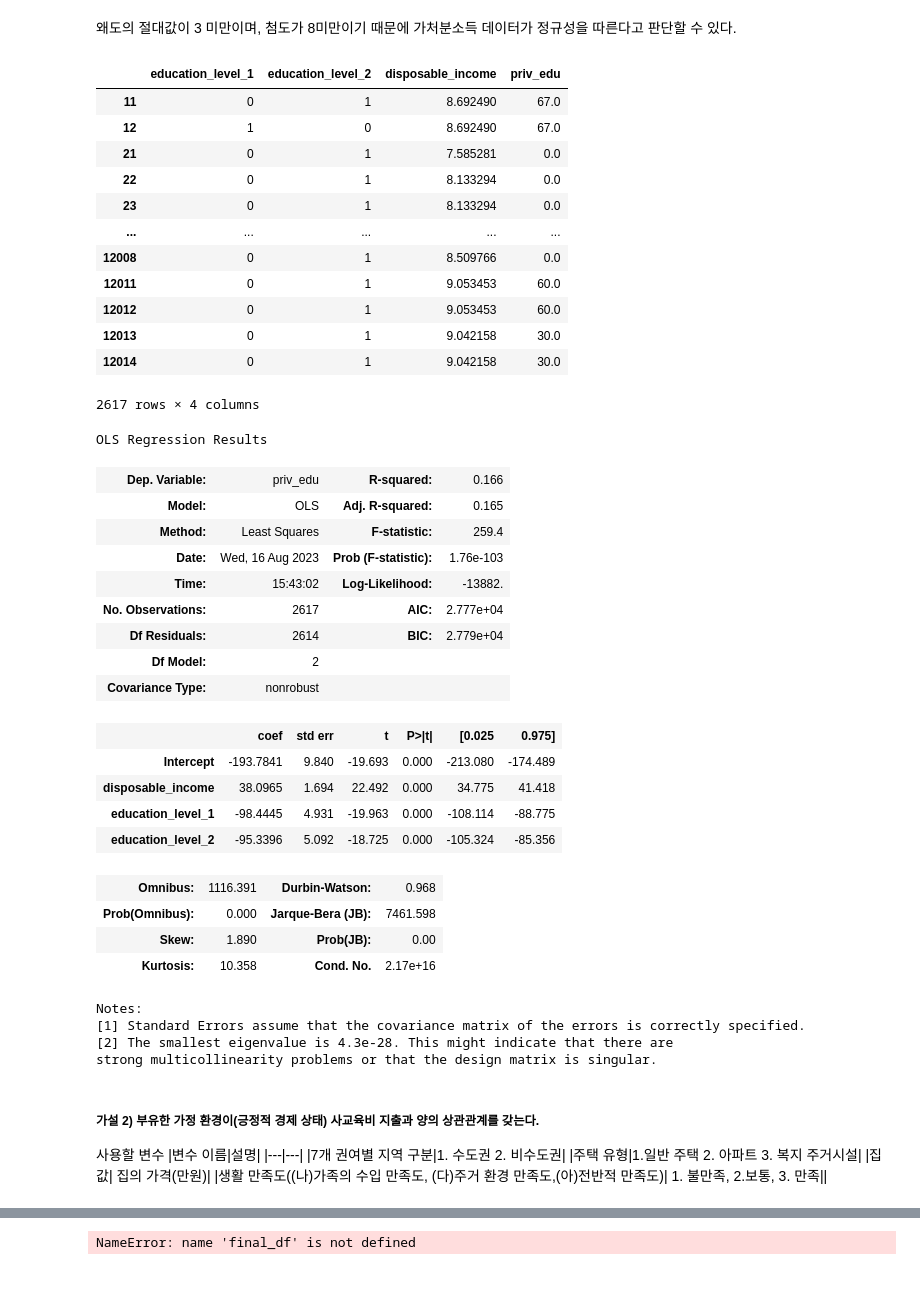
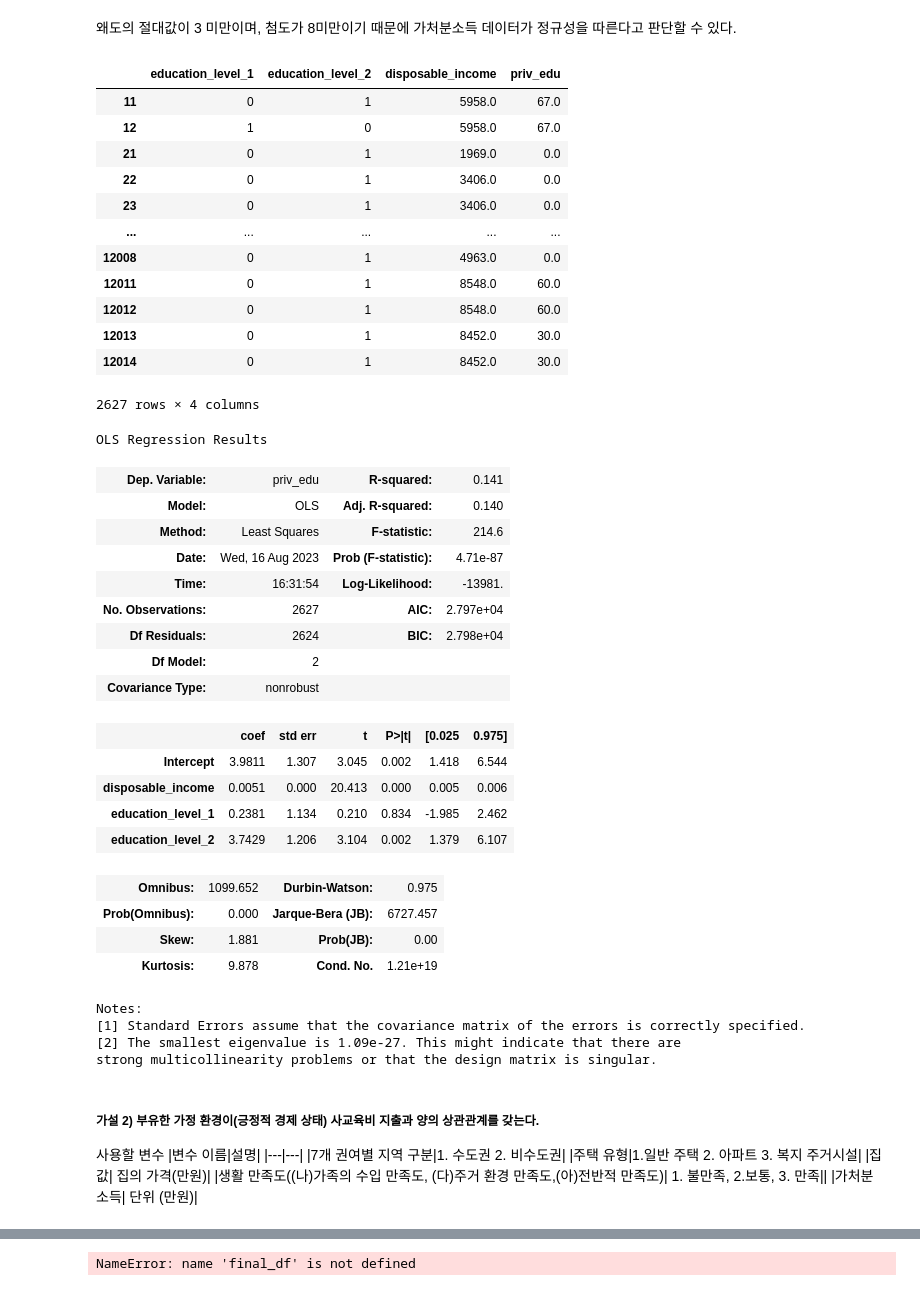
Before and after one commit to yooninsu/Project, a Jupyter notebook: Welfare/project_welfare.ipynb, the cells around one changed output, grey strips where cells are left out. Drawn from its saved outputs; the diff is of its cells as text; code cells hidden in the pictures.

```diff
--- a/Welfare/project_welfare.ipynb
+++ b/Welfare/project_welfare.ipynb
@@ -501,49 +519,49 @@ NormaltestResult(statistic=1208.821719813846, pvalue=3.218835185607289e-263)
 # %% [markdown]
 왜도의 절대값이 3 미만이며, 첨도가 8미만이기 때문에 가처분소득 데이터가 정규성을 따른다고 판단할 수 있다.
 # %%
-test_df1 = concat([education_level,logx1,edf['priv_edu']],axis=1)
+test_df1 = concat([education_level,edf['disposable_income'],edf['priv_edu']],axis=1)
 test_df1.dropna()
 # %% [output]
 |  | education_level_1 | education_level_2 | disposable_income | priv_edu |
-| 11 | 0 | 1 | 8.692490 | 67.0 |
-| 12 | 1 | 0 | 8.692490 | 67.0 |
-| 21 | 0 | 1 | 7.585281 | 0.0 |
-| 22 | 0 | 1 | 8.133294 | 0.0 |
-| 23 | 0 | 1 | 8.133294 | 0.0 |
+| 11 | 0 | 1 | 5958.0 | 67.0 |
+| 12 | 1 | 0 | 5958.0 | 67.0 |
+| 21 | 0 | 1 | 1969.0 | 0.0 |
+| 22 | 0 | 1 | 3406.0 | 0.0 |
+| 23 | 0 | 1 | 3406.0 | 0.0 |
 | ... | ... | ... | ... | ... |
-| 12008 | 0 | 1 | 8.509766 | 0.0 |
-| 12011 | 0 | 1 | 9.053453 | 60.0 |
-| 12012 | 0 | 1 | 9.053453 | 60.0 |
-| 12013 | 0 | 1 | 9.042158 | 30.0 |
-| 12014 | 0 | 1 | 9.042158 | 30.0 |
+| 12008 | 0 | 1 | 4963.0 | 0.0 |
+| 12011 | 0 | 1 | 8548.0 | 60.0 |
+| 12012 | 0 | 1 | 8548.0 | 60.0 |
+| 12013 | 0 | 1 | 8452.0 | 30.0 |
+| 12014 | 0 | 1 | 8452.0 | 30.0 |
-2617 rows × 4 columns
+2627 rows × 4 columns
 # %%
 model =ols('priv_edu~disposable_income+education_level_1+education_level_2',data=test_df1)
 fit = model.fit()
 fit.summary()
 # %% [output]
 OLS Regression Results
-| Dep. Variable: | priv_edu | R-squared: | 0.166 |
-| Model: | OLS | Adj. R-squared: | 0.165 |
-| Method: | Least Squares | F-statistic: | 259.4 |
-| Date: | Wed, 16 Aug 2023 | Prob (F-statistic): | 1.76e-103 |
-| Time: | 15:43:02 | Log-Likelihood: | -13882. |
-| No. Observations: | 2617 | AIC: | 2.777e+04 |
-| Df Residuals: | 2614 | BIC: | 2.779e+04 |
+| Dep. Variable: | priv_edu | R-squared: | 0.141 |
+| Model: | OLS | Adj. R-squared: | 0.140 |
+| Method: | Least Squares | F-statistic: | 214.6 |
+| Date: | Wed, 16 Aug 2023 | Prob (F-statistic): | 4.71e-87 |
+| Time: | 16:31:54 | Log-Likelihood: | -13981. |
+| No. Observations: | 2627 | AIC: | 2.797e+04 |
+| Df Residuals: | 2624 | BIC: | 2.798e+04 |
 | Df Model: | 2 |  |  |
 | Covariance Type: | nonrobust |  |  |
 |  | coef | std err | t | P>|t| | [0.025 | 0.975] |
-| Intercept | -193.7841 | 9.840 | -19.693 | 0.000 | -213.080 | -174.489 |
-| disposable_income | 38.0965 | 1.694 | 22.492 | 0.000 | 34.775 | 41.418 |
-| education_level_1 | -98.4445 | 4.931 | -19.963 | 0.000 | -108.114 | -88.775 |
-| education_level_2 | -95.3396 | 5.092 | -18.725 | 0.000 | -105.324 | -85.356 |
+| Intercept | 3.9811 | 1.307 | 3.045 | 0.002 | 1.418 | 6.544 |
+| disposable_income | 0.0051 | 0.000 | 20.413 | 0.000 | 0.005 | 0.006 |
+| education_level_1 | 0.2381 | 1.134 | 0.210 | 0.834 | -1.985 | 2.462 |
+| education_level_2 | 3.7429 | 1.206 | 3.104 | 0.002 | 1.379 | 6.107 |
-| Omnibus: | 1116.391 | Durbin-Watson: | 0.968 |
-| Prob(Omnibus): | 0.000 | Jarque-Bera (JB): | 7461.598 |
-| Skew: | 1.890 | Prob(JB): | 0.00 |
-| Kurtosis: | 10.358 | Cond. No. | 2.17e+16 |
+| Omnibus: | 1099.652 | Durbin-Watson: | 0.975 |
+| Prob(Omnibus): | 0.000 | Jarque-Bera (JB): | 6727.457 |
+| Skew: | 1.881 | Prob(JB): | 0.00 |
+| Kurtosis: | 9.878 | Cond. No. | 1.21e+19 |
 Notes:
 [1] Standard Errors assume that the covariance matrix of the errors is correctly specified.
-[2] The smallest eigenvalue is 4.3e-28. This might indicate that there are
+[2] The smallest eigenvalue is 1.09e-27. This might indicate that there are
 strong multicollinearity problems or that the design matrix is singular.
 # %% [markdown]
 ##### 가설 2) 부유한 가정 환경이(긍정적 경제 상태) 사교육비 지출과 양의 상관관계를 갖는다.
@@ -555,4 +573,5 @@ strong multicollinearity problems or that the design matrix is singular.
  |주택 유형|1.일반 주택 2. 아파트 3. 복지 주거시설|
  |집 값| 집의 가격(만원)|
  |생활 만족도((나)가족의 수입 만족도, (다)주거 환경 만족도,(아)전반적 만족도)| 1. 불만족, 2.보통, 3. 만족||
+ |가처분 소득| 단위 (만원)|
 # %%
```
Also changed, not shown: parts of 6 cells of this notebook.
